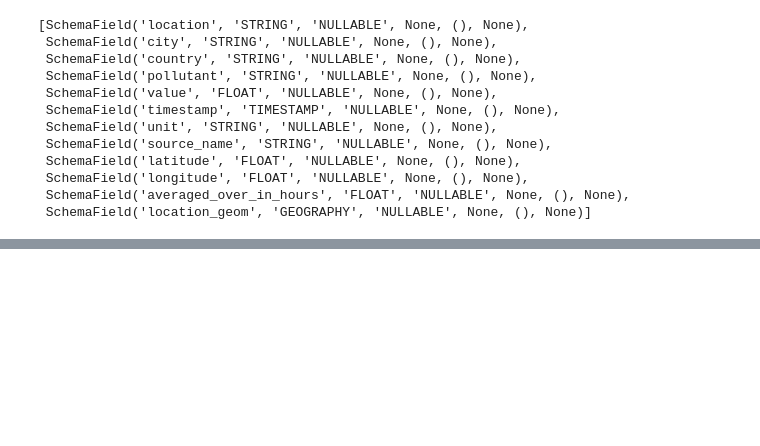
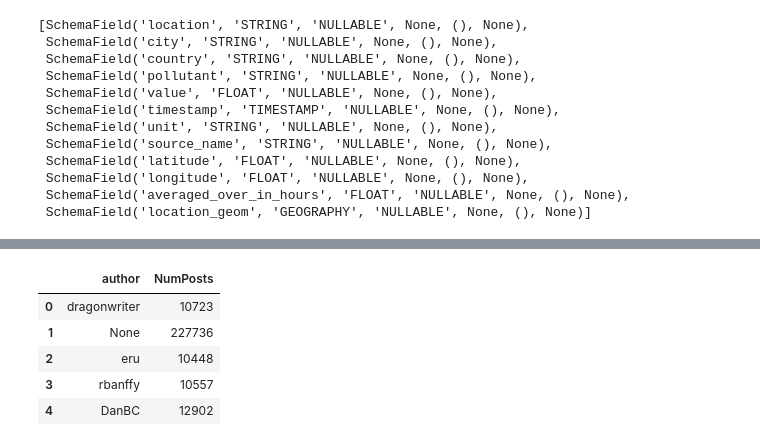
Before and after one commit to karthigeyan0312/My_Kaggle_Practice_Exercises, a Jupyter notebook: sql-with-bigquery.ipynb, the cells around one changed output, grey strips where cells are left out. Cells and saved outputs as stored; diff of their text form; code cells hidden in the pictures; blank space fills up the shorter version.

```diff
--- a/sql-with-bigquery.ipynb
+++ b/sql-with-bigquery.ipynb
@@ -233,0 +284,21 @@ second_results.head()
+# %%
+prolific_commenters_query = """
+                            SELECT author, COUNT(id) AS NumPosts
+                            FROM `bigquery-public-data.hacker_news.comments`
+                            GROUP BY author
+                            HAVING COUNT(id) > 10000
+                            """
+
+safe_config = bigquery.QueryJobConfig(maximum_bytes_billed=10**10)
+prolific_query = client.query(prolific_commenters_query, job_config=safe_config)
+
+prolific_commentors = prolific_query.to_dataframe()
+
+prolific_commentors.head()
+# %% [output]
+|  | author | NumPosts |
+| 0 | dragonwriter | 10723 |
+| 1 | None | 227736 |
+| 2 | eru | 10448 |
+| 3 | rbanffy | 10557 |
+| 4 | DanBC | 12902 |
```
Also changed, not shown: parts of 5 cells of this notebook.
